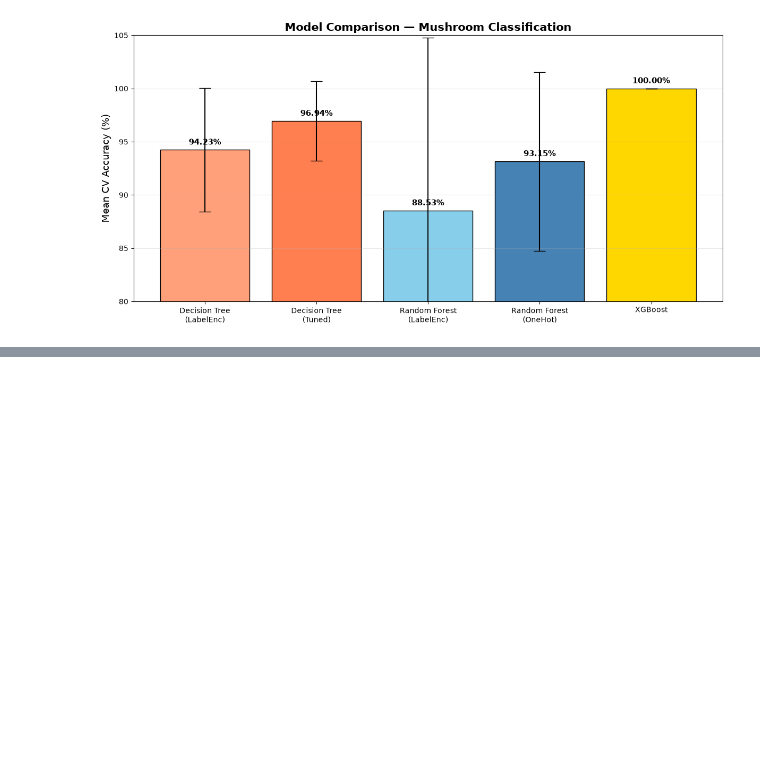
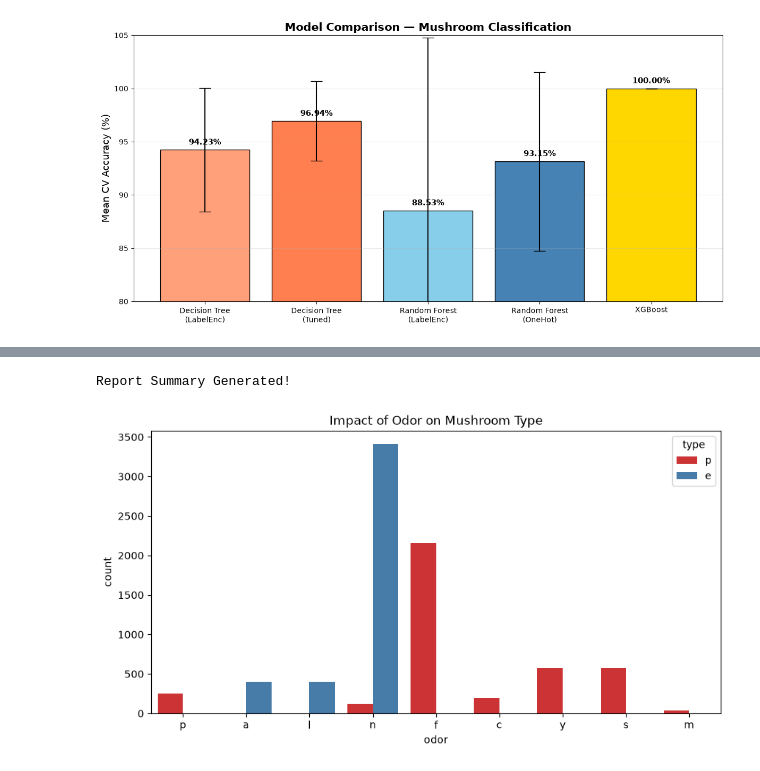
Before and after one commit to muhammadali28308-glitch/mushrooms-decision-tree, a Jupyter notebook: mashrooms.ipynb, the cells around one changed output, grey strips where cells are left out. Saved outputs shown, nothing was run; the diff lists cells and outputs as text; code cells hidden in the pictures; blank space fills up the shorter version.

```diff
--- a/mashrooms.ipynb
+++ b/mashrooms.ipynb
@@ -998,0 +1070,26 @@ plt.show()
+# %%
+# Ek chhoti summary table banao
+summary = df.groupby('type').mean(numeric_only=True) # (Yeh sirf numbers par kaam karega, agar sab text hai to skip karo)
+
+# Ek naya Excel file banayein jisme data ho
+# df.to_excel("Mushroom_Data_Report.xlsx", index=False)
+# print("Report saved successfully!")
+
+# Abhi ke liye hum sirf ek table display karte hain
+print("Report Summary Generated!")
+# %% [output]
+Report Summary Generated!
+# %%
+import matplotlib.pyplot as plt
+import seaborn as sns
+
+# Graph banao
+plt.figure(figsize=(10, 5))
+sns.countplot(data=df, x='odor', hue='type', palette='Set1')
+plt.title("Impact of Odor on Mushroom Type")
+
+# Graph ko save karo
+plt.savefig("odor_graph.png", dpi=150, bbox_inches='tight')
+plt.show()
+# %% [output]
+[figure, added]
```
Also changed, not shown: parts of 7 cells of this notebook, 3 other files.
